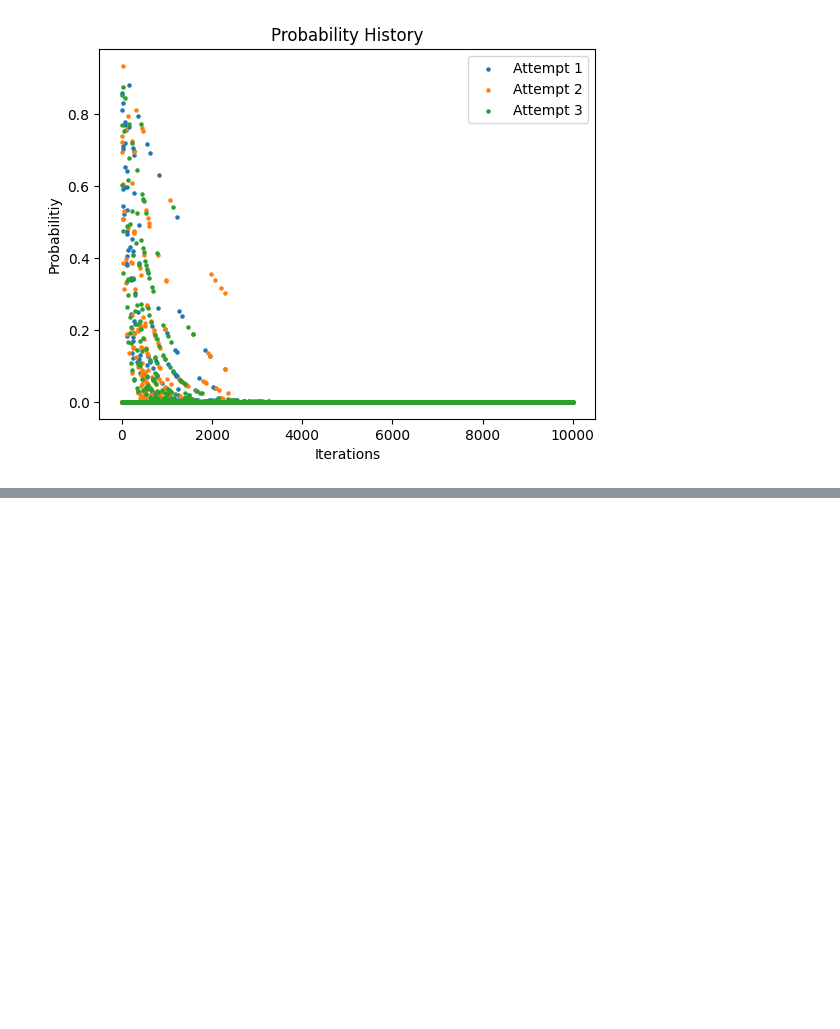
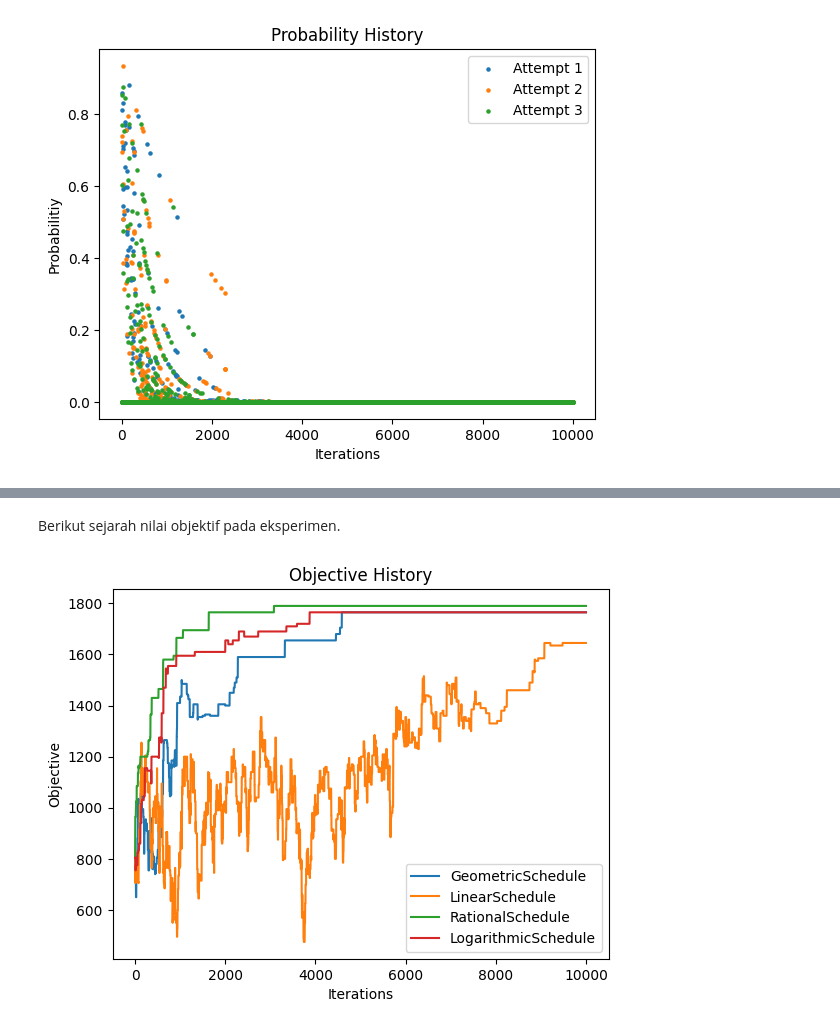
Before and after one commit to timoruslim/IF3170_G60_MoreArtificialThanIntelligence, a Jupyter notebook: output/2_simulated_annealing.ipynb, the cells around one changed output, grey strips where cells are left out. Drawn from its saved outputs; the diff is of its cells as text; code cells hidden in the pictures; blank space fills up the shorter version.

Commit message:
feat: add laporan and objective analysis

```diff
--- a/output/2_simulated_annealing.ipynb
+++ b/output/2_simulated_annealing.ipynb
@@ -303,0 +313,17 @@ plt.show()
+# %%
+schedules = [
+   GeometricSchedule(100, 0.999),
+   LinearSchedule(100, 0.01),
+   RationalSchedule(100, 0.001),
+   LogarithmicSchedule(100)
+]
+
+solvers = [
+   SimulatedAnnealing(objective, sched, max_iterations=10000) for sched in schedules
+]
+# %%
+results_4 = []
+
+for sched in schedules:
+   solver_4 = SimulatedAnnealing(objective, sched, max_iterations=10000)
+   results_4.append(solver_4.solve(initial_state_1))
@@ -303,0 +332,4 @@ plt.show()
+# %%
+for result in results_4:
+   print(result)
+   draw_state(result.final_state)
@@ -303,0 +354,13 @@ plt.show()
+# %% [markdown]
+Berikut sejarah nilai objektif pada eksperimen.
+# %%
+for i, result in enumerate(results_4):
+   plt.plot(result.objective_history, label=schedules[i].__class__.__name__)
+
+plt.title('Objective History')
+plt.xlabel('Iterations')
+plt.ylabel('Objective')
+plt.legend()
+plt.show()
+# %% [output]
+[figure, added]
```
Also changed, not shown: parts of 4 cells of this notebook, 4 other files.
